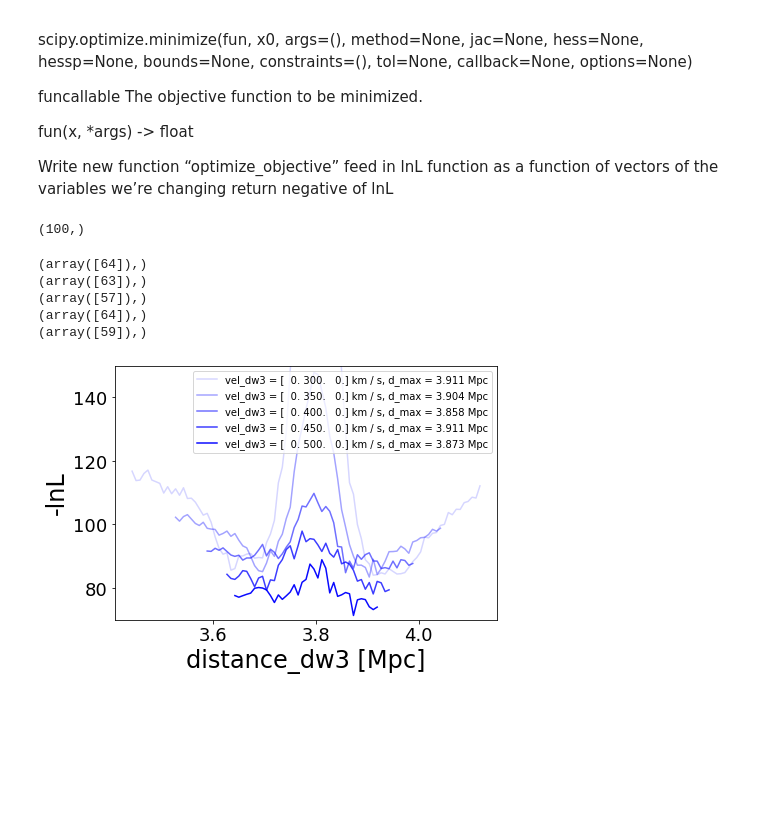
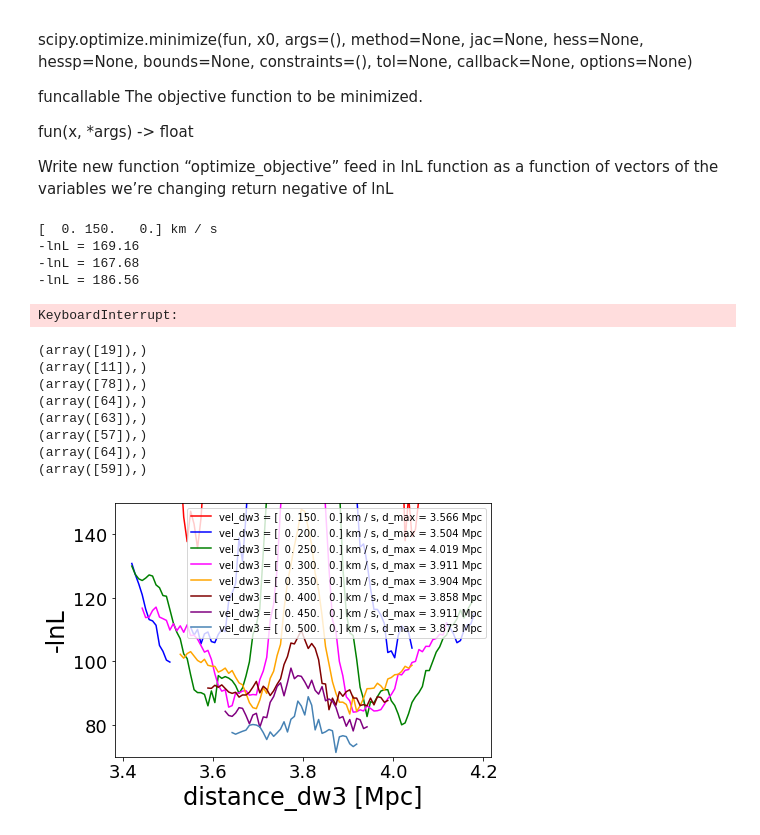
Before and after one commit to sapearson/CenA, a Jupyter notebook: notebooks/Call_lnL.ipynb, the cells around one changed output. Saved outputs shown, nothing was run; the diff lists cells and outputs as text; code cells hidden in the pictures; blank space fills up the shorter version.

```diff
--- a/notebooks/Call_lnL.ipynb
+++ b/notebooks/Call_lnL.ipynb
@@ -537,10 +572,12 @@ return negative of lnL
 # %%
-#visualize different velocities and finer grid of distances.
-#each velovity differen color on same plot below, visualize without minimizing
+# First before any minimizing, we can
+# visualize different velocities and finer grid of distances.
+# each velovity differen color on same plot below, visualize without minimizing
 # read in velocities to lnL function too.
 
 
-vels = np.array([[0,300,0],[0,350,0],[0,400,0],[0,450,0],[0,500,0]])*u.km/u.s#,\
+vels = np.array([[0,150,0],[0,200,0],[0,250,0],[0,300,0],\
+                 [0,350,0],[0,400,0],[0,450,0],[0,500,0]])*u.km/u.s#,\
                # [0,100,50],[0,150,100],[0,200,150],[0,250,200],[0,300,250]])
 
 
@@ -551,13 +588,17 @@ dists = 3.8 * np.linspace(0.9,1.1,100)
 lnL = np.zeros([len(vels),len(dists)])
 for v in vels:
     j = 0
+    print(v)
     for dist in dists:
+       # print(dist)
         #have plot =False here so we only visualize the minima
-        lnL_i = call_lnL([dist], v, plot=False, verbose=False)
+        lnL_i = call_lnL([dist], v, plot=False, verbose=True)
         lnL[i,j] = lnL_i
         j = j +1
     i = i + 1
+# %% [output]
+[  0. 150.   0.] km / s
+-lnL = 169.16
+-lnL = 167.68
+-lnL = 186.56
+KeyboardInterrupt:
-# %%
-dists.shape
-# %% [output]
-(100,)
@@ -564,31 +608,35 @@ dists.shape
 # %%
-
+c = ['r','b','g','magenta','orange', 'maroon', 'purple','steelblue','darkblue', 'lightblue']
 
 dist_max = []
 plt.figure(figsize=(7,5))
 for i in range(lnL.shape[0]):
 
     idx_i = np.where(lnL[i,:] == np.min(lnL[i,:]))
     print(idx_i)
    # plt.hlines(np.min(lnL[i,:]),3.6,4.0,color='red', alpha =0.2*(i+0.8))
     #plt.vlines(dists[idx_i[0][0]],70,150,color='red', alpha =0.2*(i+0.8))#, label='d = ' + str(np.round(dists[idx[0][0]],2))+ ' Mpc')
     #plt.legend(fontsize=10)
-    plt.plot(dists, lnL[i,:], label='vel_dw3 = ' + str(vels[i])+ ', d_max = ' + str(np.round(dists[idx_i[0][0]],3))+ ' Mpc', color='blue', alpha =0.2*(i+0.8) )
+    plt.plot(dists, lnL[i,:], label='vel_dw3 = ' + str(vels[i])+ ', d_max = ' + str(np.round(dists[idx_i[0][0]],3))+ ' Mpc', color=c[i])#'blue', alpha =0.2*(i+0.8) )
     plt.legend(fontsize=10)
     #store the distances for which the lnL is maximized
     dist_max.append(dists[idx_i[0][0]])
 plt.ylabel('-lnL')
 plt.xlabel('distance_dw3 [Mpc]')
 plt.ylim([70,150])
+#plt.ylim([700,2000])
 plt.tight_layout()
-plt.savefig(plot_path + 'dw3_distance_space.png')
+plt.savefig(plot_path + 'contrvel/dw3_distance_space.png')
 # %% [output]
+(array([19]),)
+(array([11]),)
+(array([78]),)
 (array([64]),)
 (array([63]),)
 (array([57]),)
 (array([64]),)
 (array([59]),)
-[figure, old version]
+[figure, new version]
 # %%
 dist_max
 # %% [output]
```
Also changed, not shown: parts of 26 cells of this notebook.
